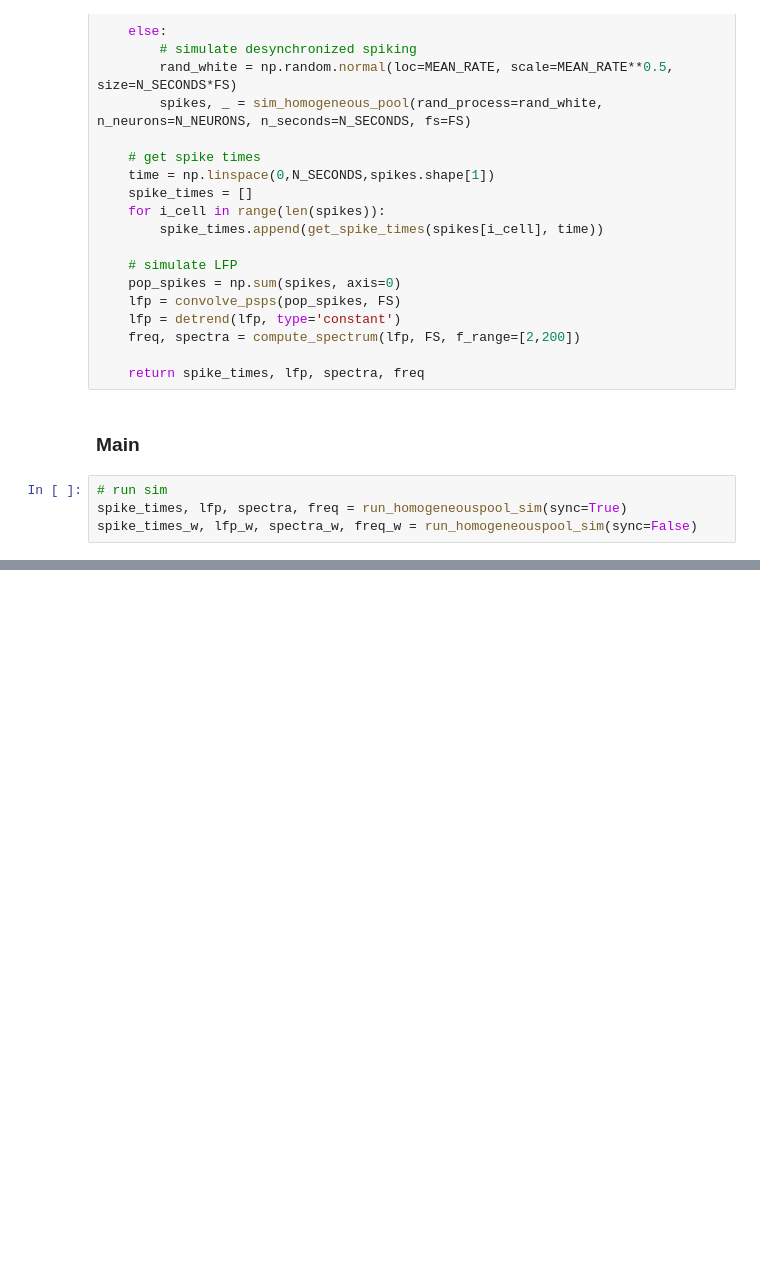
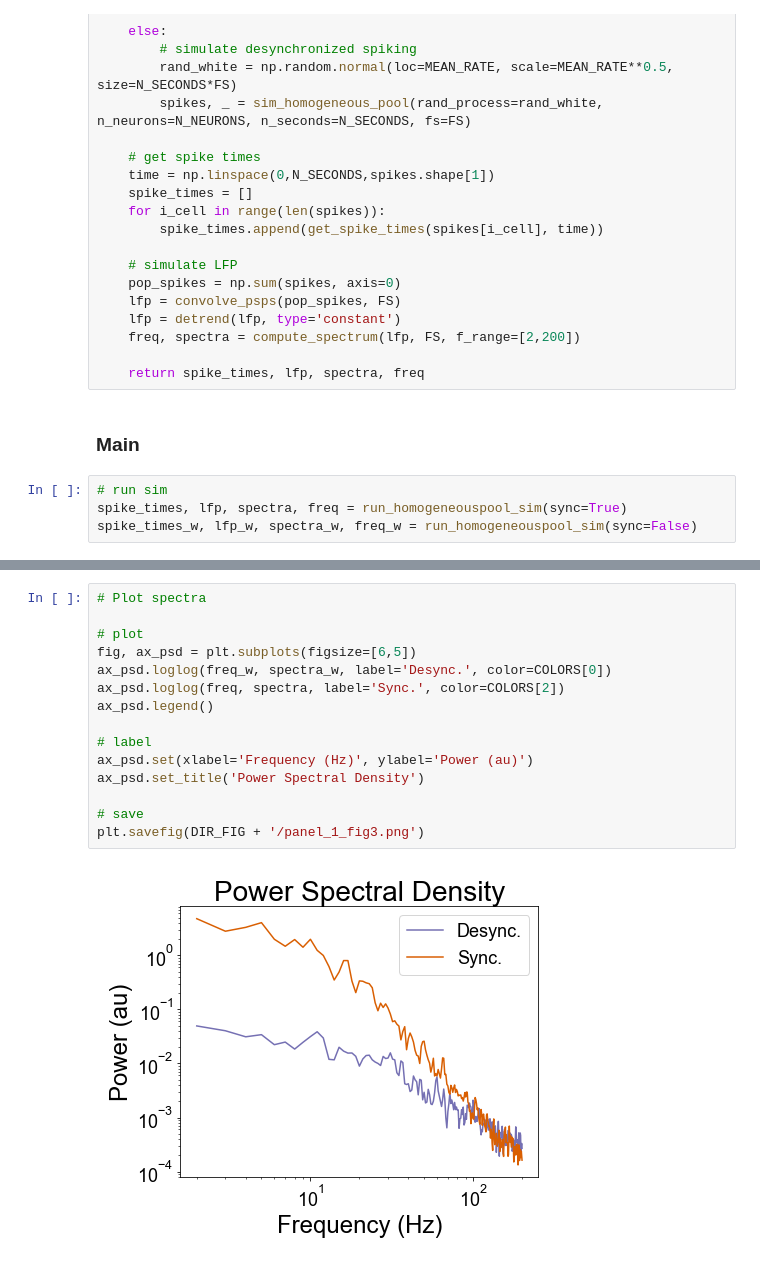
Before and after one commit to mwprestonjr/sfn_2022, a Jupyter notebook: notebooks/panel_1.ipynb, the cells around one changed output, grey strips where cells are left out. Cells and saved outputs as stored; diff of their text form; blank space fills up the shorter version.

```diff
--- a/notebooks/panel_1.ipynb
+++ b/notebooks/panel_1.ipynb
@@ -228,3 +228,20 @@ plt.savefig(DIR_FIG + '/panel_1_s2.png')
+# %%
+# Plot spectra
+
+# plot
+fig, ax_psd = plt.subplots(figsize=[6,5])
+ax_psd.loglog(freq_w, spectra_w, label='Desync.', color=COLORS[0])
+ax_psd.loglog(freq, spectra, label='Sync.', color=COLORS[2])
+ax_psd.legend()
+
+# label
+ax_psd.set(xlabel='Frequency (Hz)', ylabel='Power (au)')
+ax_psd.set_title('Power Spectral Density')
+
+# save
+plt.savefig(DIR_FIG + '/panel_1_fig3.png')
+# %% [output]
+[figure, added]
 # %%
 # create figure
 
```
Also changed, not shown: parts of 4 cells of this notebook.
